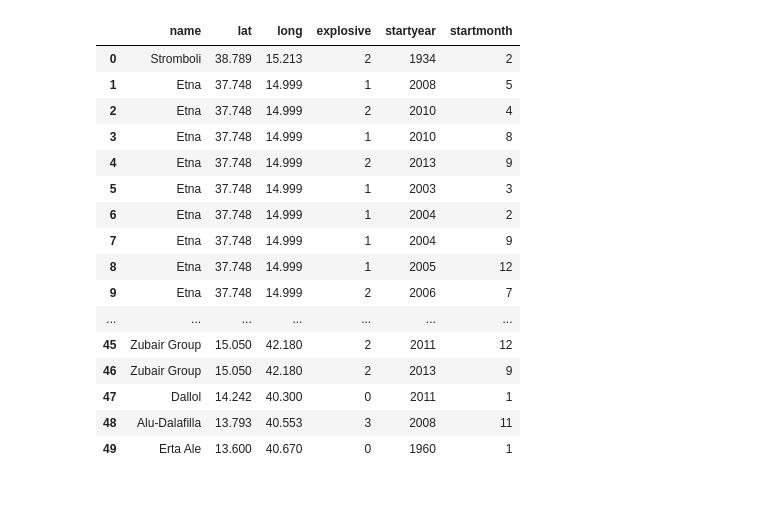
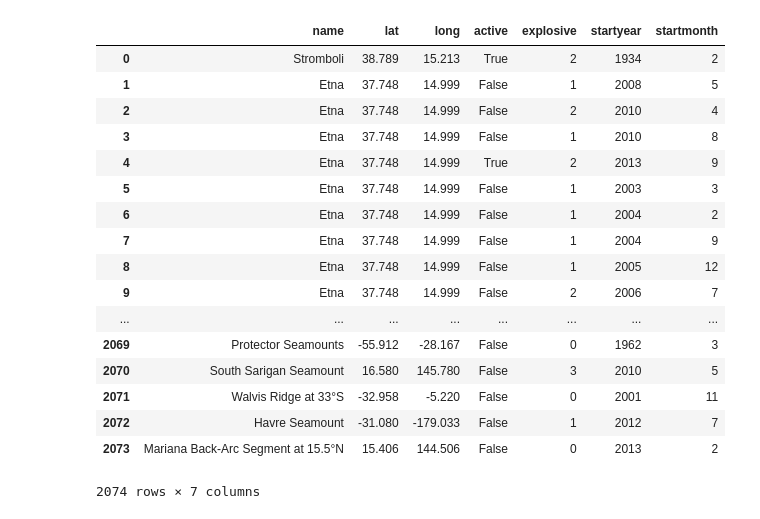
Before and after one commit to CamillaBahr/Project-2, a Jupyter notebook: Initial-Volcano-Notebook.ipynb, the cells around one changed output. Drawn from its saved outputs; the diff is of its cells as text; code cells hidden in the pictures.

```diff
--- a/Initial-Volcano-Notebook.ipynb
+++ b/Initial-Volcano-Notebook.ipynb
@@ -31,7 +31,7 @@ features = []
 lat = []
 long = []
 indexes = []
-indexes = list(range(0,50))
+indexes = list(range(0,2074))
 name = []
 active = []
 explosive = []
@@ -45,37 +45,38 @@ for index in indexes:
     lat.append(response['features'][index]['properties']['LatitudeDecimal'])
     long.append(response['features'][index]['properties']['LongitudeDecimal'])
     name.append(response['features'][index]['properties']['VolcanoName'])
-    #active.append(response['features'[index]['properties']['ContinuingEruption']])
+    active.append(response['features'][index]['properties']['ContinuingEruption'])
     explosive.append(response['features'][index]['properties']['ExplosivityIndexMax'])
     startyear.append(response['features'][index]['properties']['StartDateYear'])
     startmonth.append(response['features'][index]['properties']['StartDateMonth'])
 # %%
 volcano_dict = {
     "name": name,
     "lat": lat,
     "long": long,
-    #"active": active,
+    "active": active,
     "explosive": explosive,
     "startyear": startyear,
     "startmonth": startmonth
 }
 volcano_data = pd.DataFrame(volcano_dict)
 volcano_data
 # %% [output]
-|  | name | lat | long | explosive | startyear | startmonth |
-| 0 | Stromboli | 38.789 | 15.213 | 2 | 1934 | 2 |
-| 1 | Etna | 37.748 | 14.999 | 1 | 2008 | 5 |
-| 2 | Etna | 37.748 | 14.999 | 2 | 2010 | 4 |
-| 3 | Etna | 37.748 | 14.999 | 1 | 2010 | 8 |
-| 4 | Etna | 37.748 | 14.999 | 2 | 2013 | 9 |
-| 5 | Etna | 37.748 | 14.999 | 1 | 2003 | 3 |
-| 6 | Etna | 37.748 | 14.999 | 1 | 2004 | 2 |
-| 7 | Etna | 37.748 | 14.999 | 1 | 2004 | 9 |
-| 8 | Etna | 37.748 | 14.999 | 1 | 2005 | 12 |
-| 9 | Etna | 37.748 | 14.999 | 2 | 2006 | 7 |
-| ... | ... | ... | ... | ... | ... | ... |
-| 45 | Zubair Group | 15.050 | 42.180 | 2 | 2011 | 12 |
-| 46 | Zubair Group | 15.050 | 42.180 | 2 | 2013 | 9 |
-| 47 | Dallol | 14.242 | 40.300 | 0 | 2011 | 1 |
-| 48 | Alu-Dalafilla | 13.793 | 40.553 | 3 | 2008 | 11 |
-| 49 | Erta Ale | 13.600 | 40.670 | 0 | 1960 | 1 |
+|  | name | lat | long | active | explosive | startyear | startmonth |
+| 0 | Stromboli | 38.789 | 15.213 | True | 2 | 1934 | 2 |
+| 1 | Etna | 37.748 | 14.999 | False | 1 | 2008 | 5 |
+| 2 | Etna | 37.748 | 14.999 | False | 2 | 2010 | 4 |
+| 3 | Etna | 37.748 | 14.999 | False | 1 | 2010 | 8 |
+| 4 | Etna | 37.748 | 14.999 | True | 2 | 2013 | 9 |
+| 5 | Etna | 37.748 | 14.999 | False | 1 | 2003 | 3 |
+| 6 | Etna | 37.748 | 14.999 | False | 1 | 2004 | 2 |
+| 7 | Etna | 37.748 | 14.999 | False | 1 | 2004 | 9 |
+| 8 | Etna | 37.748 | 14.999 | False | 1 | 2005 | 12 |
+| 9 | Etna | 37.748 | 14.999 | False | 2 | 2006 | 7 |
+| ... | ... | ... | ... | ... | ... | ... | ... |
+| 2069 | Protector Seamounts | -55.912 | -28.167 | False | 0 | 1962 | 3 |
+| 2070 | South Sarigan Seamount | 16.580 | 145.780 | False | 3 | 2010 | 5 |
+| 2071 | Walvis Ridge at 33°S | -32.958 | -5.220 | False | 0 | 2001 | 11 |
+| 2072 | Havre Seamount | -31.080 | -179.033 | False | 1 | 2012 | 7 |
+| 2073 | Mariana Back-Arc Segment at 15.5°N | 15.406 | 144.506 | False | 0 | 2013 | 2 |
+2074 rows × 7 columns
```
Also changed, not shown: parts of 1 cell of this notebook.
